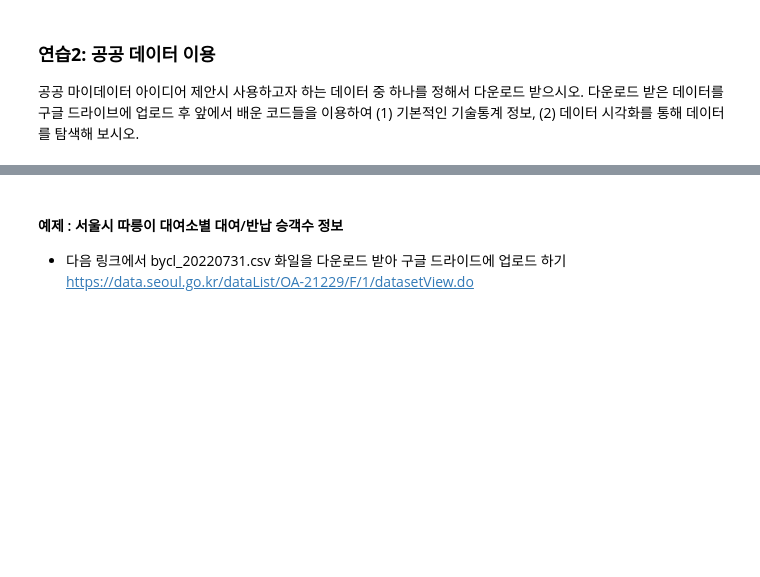
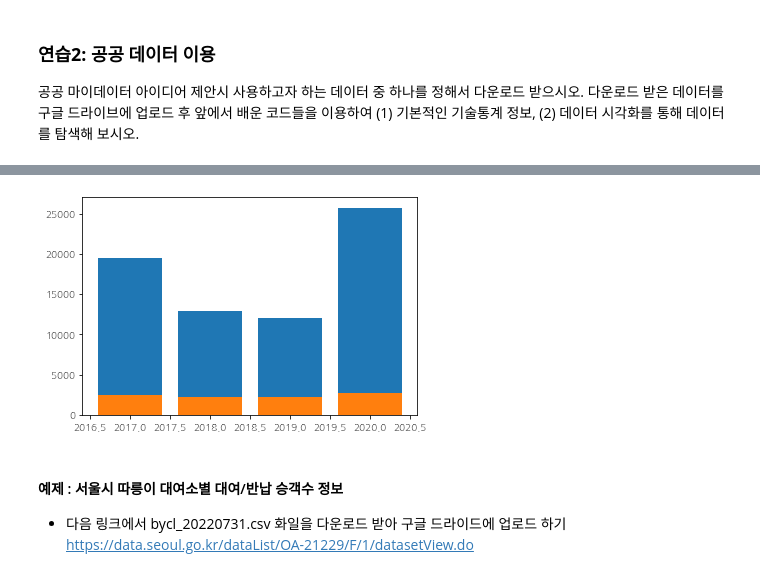
Before and after one commit to Jang-Sohyun/IT-Bussiness-2022, a Jupyter notebook: python_basic2_ipynb(5주차_1,_10_3).ipynb, the cells around one changed output, grey strips where cells are left out. Drawn from its saved outputs; the diff is of its cells as text; code cells hidden in the pictures; blank space fills up the shorter version.

```diff
--- a/python_basic2_ipynb(5주차_1,_10_3).ipynb
+++ b/python_basic2_ipynb(5주차_1,_10_3).ipynb
@@ -755,3 +869,16 @@ Name: item_price, dtype: float64
+# %%
+# 위에 연도별 메일 발송 수 그래프와 함께 연도별 메일 읽은 수 나타내기
+import matplotlib as mpl
+import matplotlib.pyplot as plt
+
+year = newsletter['year'].values.tolist()
+send = newsletter['메일발송수'].values.tolist()
+read = newsletter['메일읽은수'].values.tolist()
+plt.bar(year, send)
+plt.bar(year, read)
+plt.show()
+# %% [output]
+[figure, added]
 # %% [markdown]
 #### 예제 : 서울시 따릉이 대여소별 대여/반납 승객수 정보
 -  다음  링크에서 bycl_20220731.csv 화일을 다운로드 받아 구글 드라이드에 업로드 하기
```
Also changed, not shown: parts of 12 cells of this notebook.
